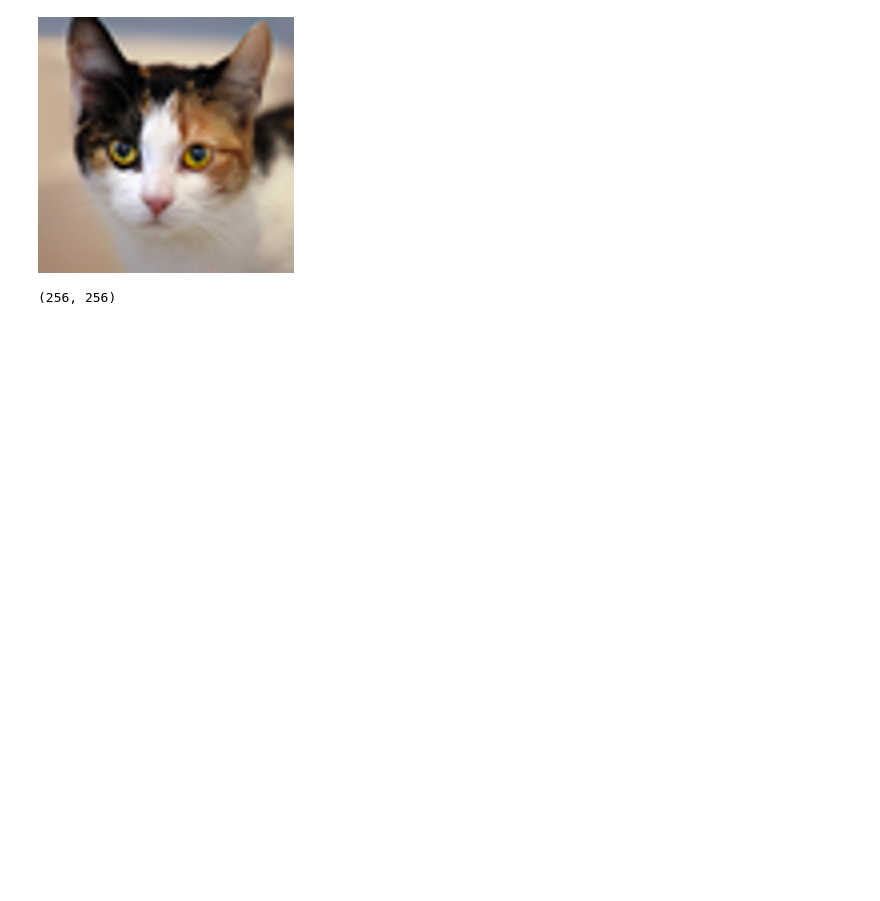
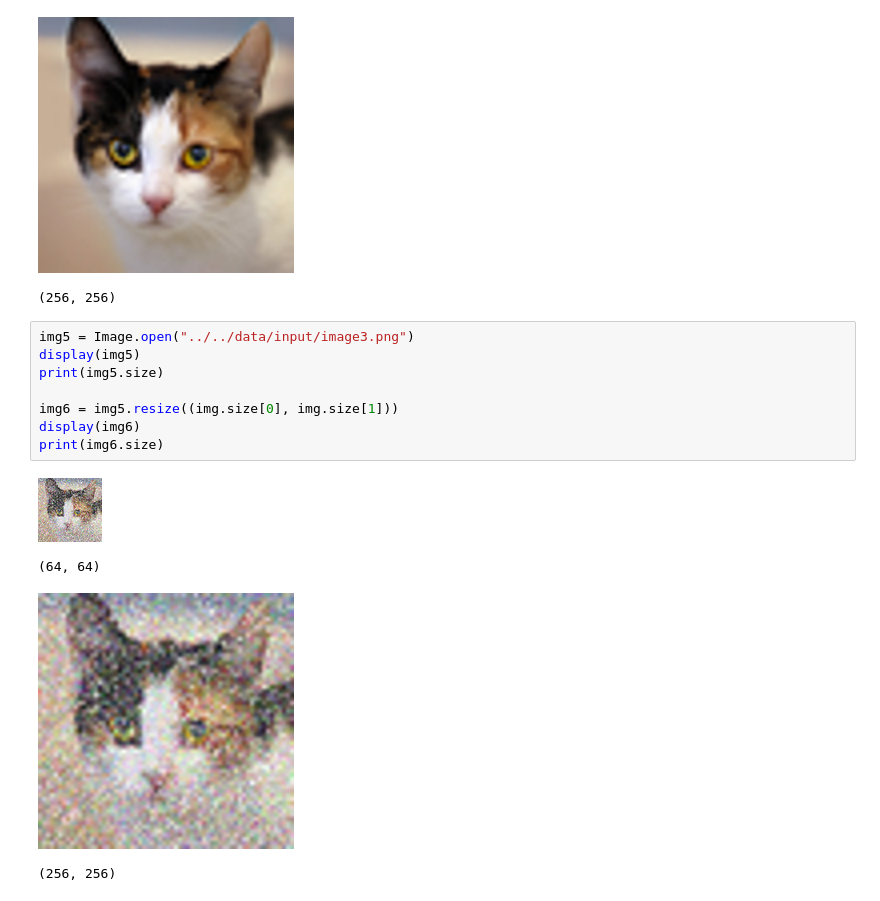
Before and after one commit to Ryankwon03/Reordered-Noise-Processing-in-Super-Resolution, a Jupyter notebook: src/notebooks/downsample.ipynb, the cells around one changed output. Saved outputs shown, nothing was run; the diff lists cells and outputs as text; blank space fills up the shorter version.

```diff
--- a/src/notebooks/downsample.ipynb
+++ b/src/notebooks/downsample.ipynb
@@ -33,3 +33,16 @@ print(img4.size)
 # %% [output]
 [figure]
 (256, 256)
+# %%
+img5 = Image.open("../../data/input/image3.png")
+display(img5)
+print(img5.size)
+
+img6 = img5.resize((img.size[0], img.size[1]))
+display(img6)
+print(img6.size)
+# %% [output]
+[figure, added]
+(64, 64)
+[figure, added]
+(256, 256)
```
Also changed, not shown: 3 other files.
